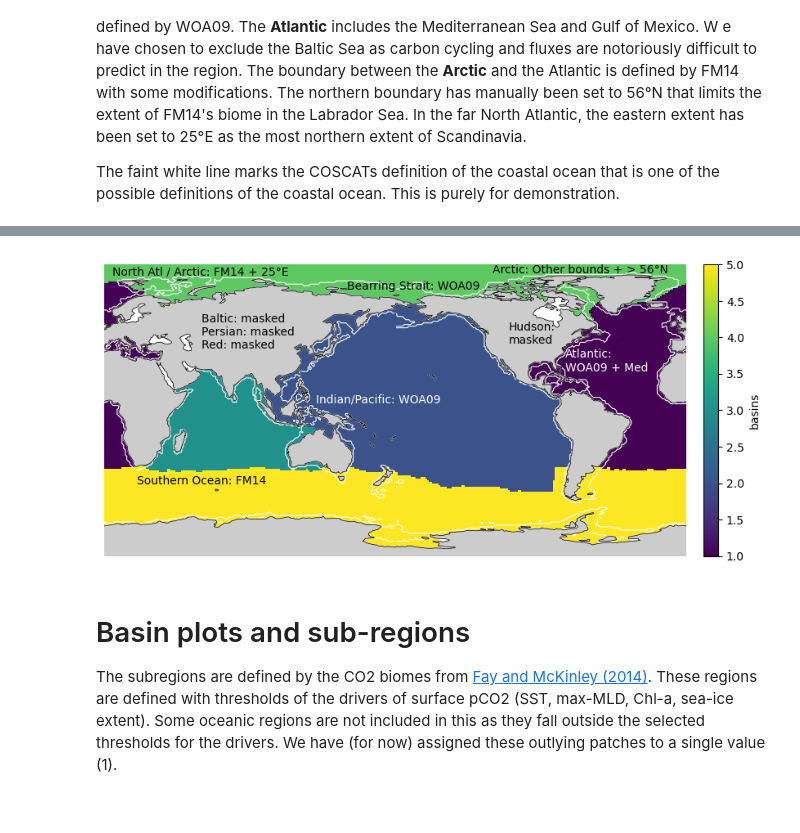
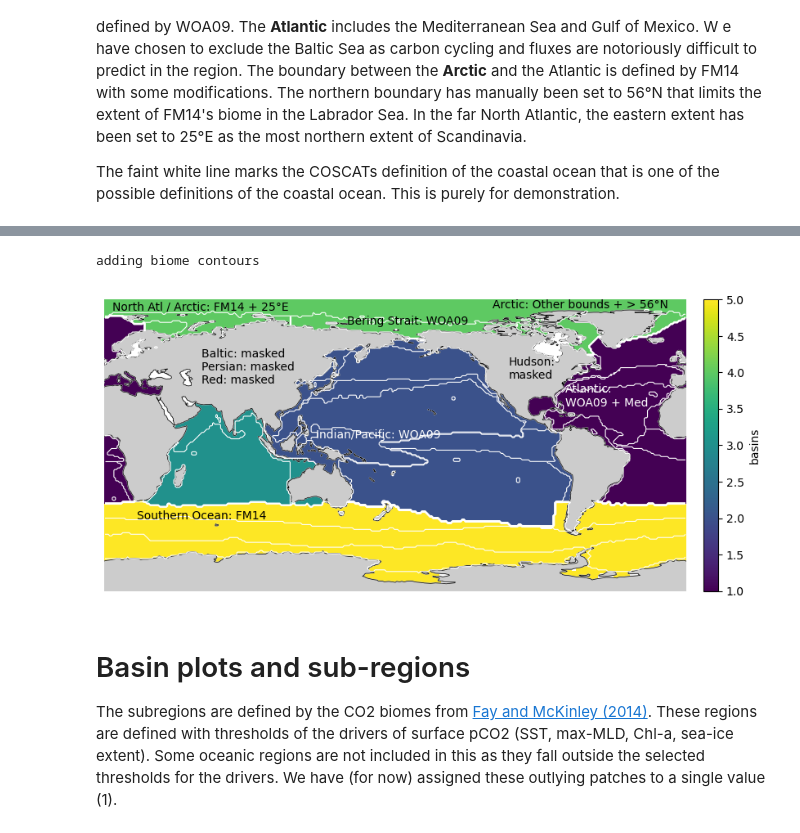
Before and after one commit to RECCAP2-ocean/R2-shared-resources, a Jupyter notebook: regions/scripts/reccap2regions.ipynb, the cells around one changed output, grey strips where cells are left out. Saved outputs shown, nothing was run; the diff lists cells and outputs as text; code cells hidden in the pictures.

```diff
--- a/regions/scripts/reccap2regions.ipynb
+++ b/regions/scripts/reccap2regions.ipynb
@@ -36,24 +46,42 @@ This is purely for demonstration.
 # %%
 fig, ax = make_fig(xds.basins, cmap=cm.viridis)
 
-xda = xr.open_dataset('../reccap2coastal_coscats.nc').continental_shelf
-x = xda.longitude.values
-y = xda.latitude.values
-ax.contour(x, y, xda.notnull().values.astype(int), levels=[0.5], linewidths=[0.8], colors=['w'], transform=ctp.crs.PlateCarree())
+add_coasts = False
+add_biomes = True
 
-props = dict(va='top', zorder=10, fontsize=10, transform=ctp.crs.PlateCarree())
+if add_coasts:
+    xda = xr.open_dataset('../reccap2coastal_coscats.nc').continental_shelf
+    x = xda.longitude.values
+    y = xda.latitude.values
+    ax.contour(x, y, xda.notnull().values.astype(int), levels=[0.5], linewidths=[0.8], colors=['w'], transform=ctp.crs.PlateCarree())
+if add_biomes:
+    print('adding biome contours')
+    xda = xds.fay_mckinley
+    x = xda.lon.values
+    y = xda.lat.values
+    ax.contour(x, y, xda.values.astype(float), levels=np.arange(19)-.5, linewidths=[0.8], colors=['w'], transform=ctp.crs.PlateCarree(), zorder=20)
+    ax.contour(x, y, xda.notnull().values.astype(float), levels=np.arange(19)-.5, linewidths=[0.8], colors=['w'], transform=ctp.crs.PlateCarree(), zorder=20)
+    ax.contour(x, y, xds.basins.values.astype(float), levels=np.arange(19)-.5, linewidths=[1], colors=['w'], transform=ctp.crs.PlateCarree(), zorder=20)
+
+props = dict(va='top', zorder=21, fontsize=10, transform=ctp.crs.PlateCarree())
 ax.text(60, 60, 'Baltic: masked\nPersian: masked\nRed: masked', **props)
 ax.text(-110, 55, 'Hudson:\nmasked', **props)
 ax.text(5, 89, 'North Atl / Arctic: FM14 + 25°E', **props)
-ax.text(150, 80, 'Bearring Strait: WOA09', **props)
+ax.text(150, 80, 'Bering Strait: WOA09', **props)
 ax.text(20, -40, 'Southern Ocean: FM14', **props)
 ax.text(131, 10, 'Indian/Pacific: WOA09', **props, color='w')
 ax.text(-75, 38, 'Atlantic:\nWOA09 + Med', **props, color='w')
 ax.text(-120, 90, 'Arctic: Other bounds + > 56°N', **props)
 ax.outline_patch.set_lw(0)
-fig.savefig('../img/basin_all_wCoasts.png', bbox_inches='tight', dpi=150)
+if add_coasts:
+    fig.savefig('../img/basin_all_wCoasts.png', bbox_inches='tight', dpi=150)
+elif add_biomes:
+    fig.savefig('../img/basin_all_wBiomes.png', bbox_inches='tight', dpi=150)
+else:
+    fig.savefig('../img/basin_all.png', bbox_inches='tight', dpi=150)
 # %% [output]
+adding biome contours
-[figure, old version]
+[figure, new version]
 # %% [markdown]
 # Basin plots and sub-regions
 
```
Also changed, not shown: parts of 16 cells of this notebook.
